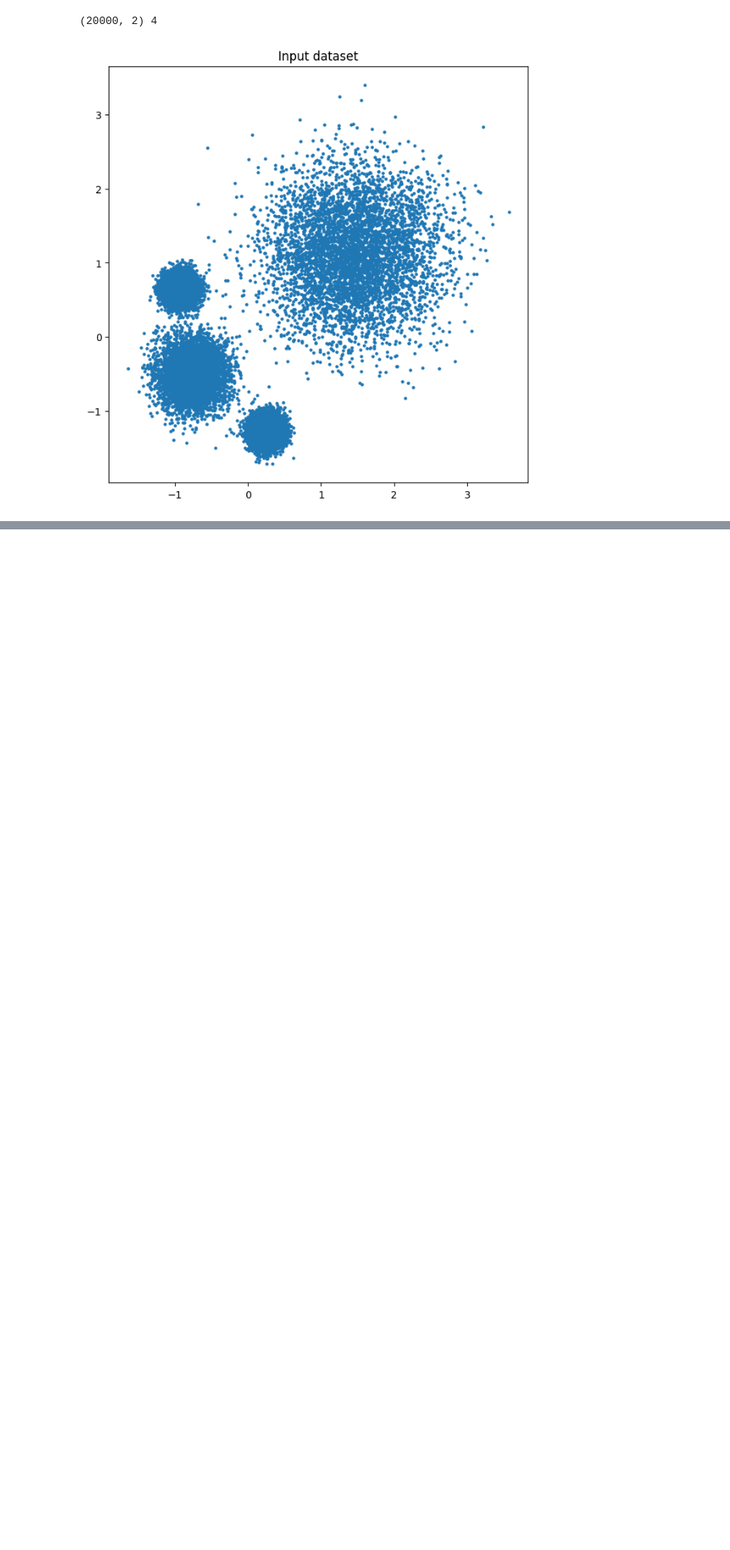
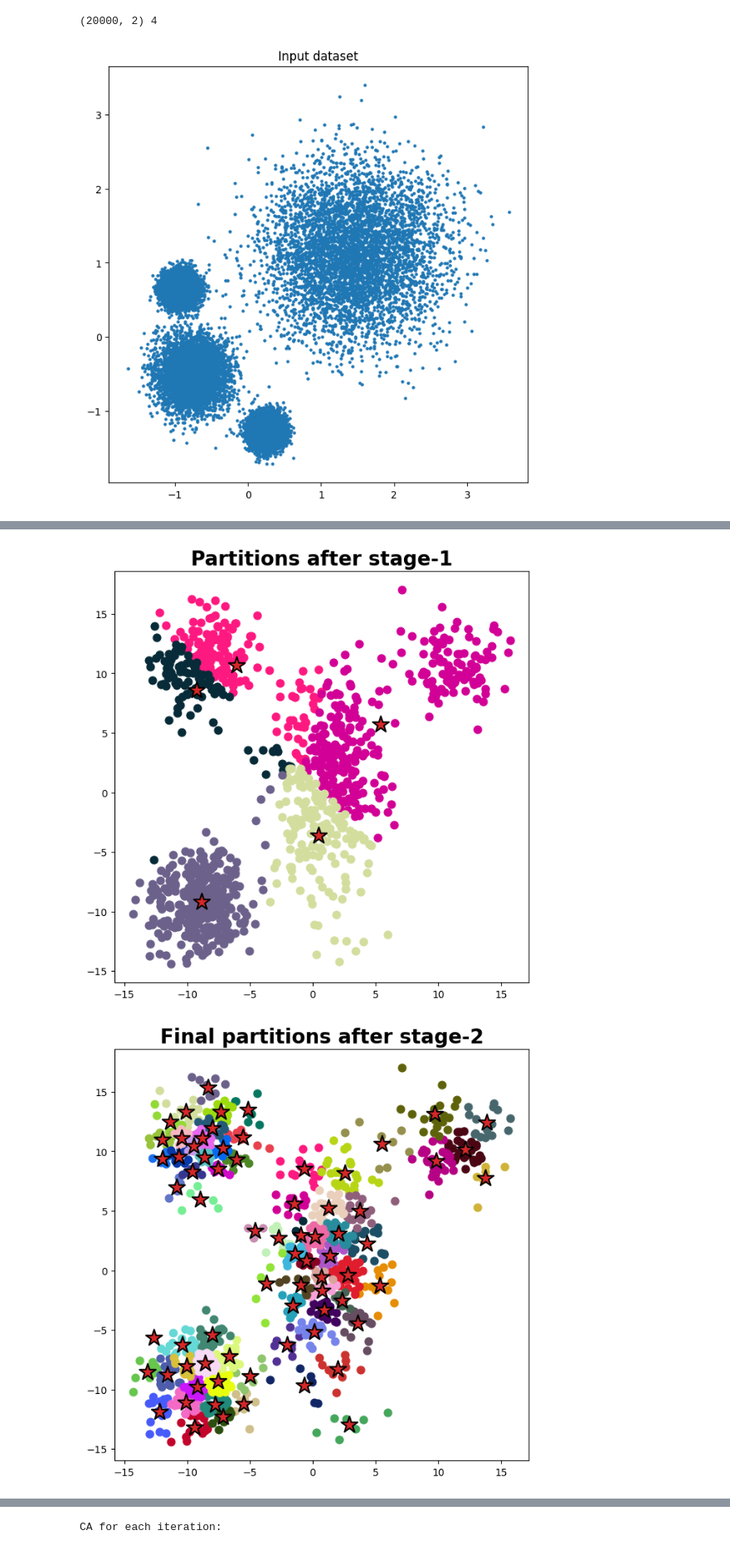
Before and after one commit to k-atif/SBSC, a Jupyter notebook: SBSC.ipynb, the cells around one changed output, grey strips where cells are left out. Shown at 83% size. Cells and saved outputs as stored; diff of their text form; code cells hidden in the pictures; blank space fills up the shorter version.

```diff
--- a/SBSC.ipynb
+++ b/SBSC.ipynb
@@ -470,0 +523,9 @@ Avg. running time (sec):  0.6353225992000049
+# %%
+rt, CAs, RIs, pred_labels = sbsc( X, K, num_iter=10, is_plot=True,
+                        verbose=1, ds_name=filename, target_path=target_path )
+
+# Note: (1) If dataset is massive then the visualization part is time consuming.
+#       (2) we have to set the paramaters related to plotting for different datasets
+# %% [output]
+[figure, added]
+[figure, added]
@@ -470,0 +534 @@ Avg. running time (sec):  0.6353225992000049
+CA for each iteration:
```
Also changed, not shown: parts of 25 cells of this notebook.
